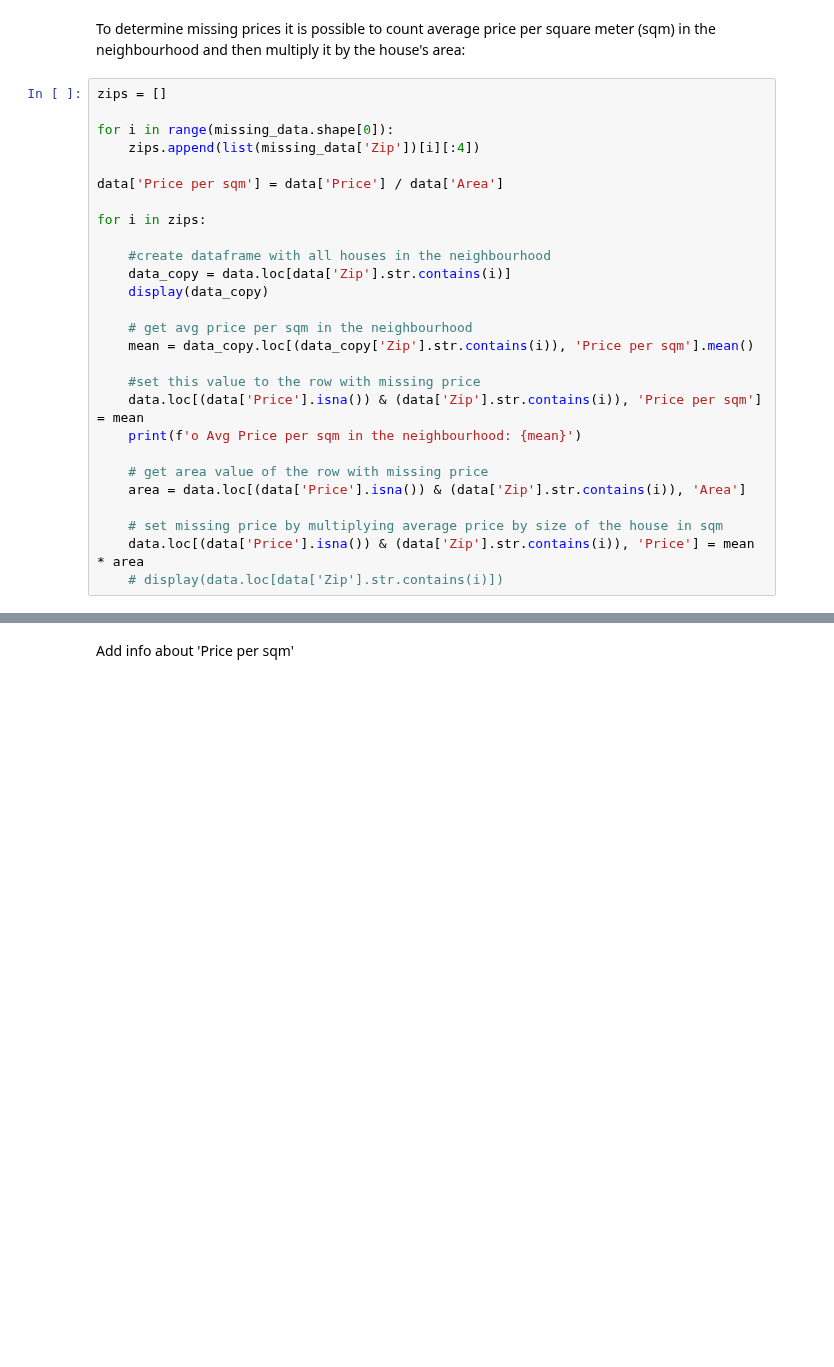
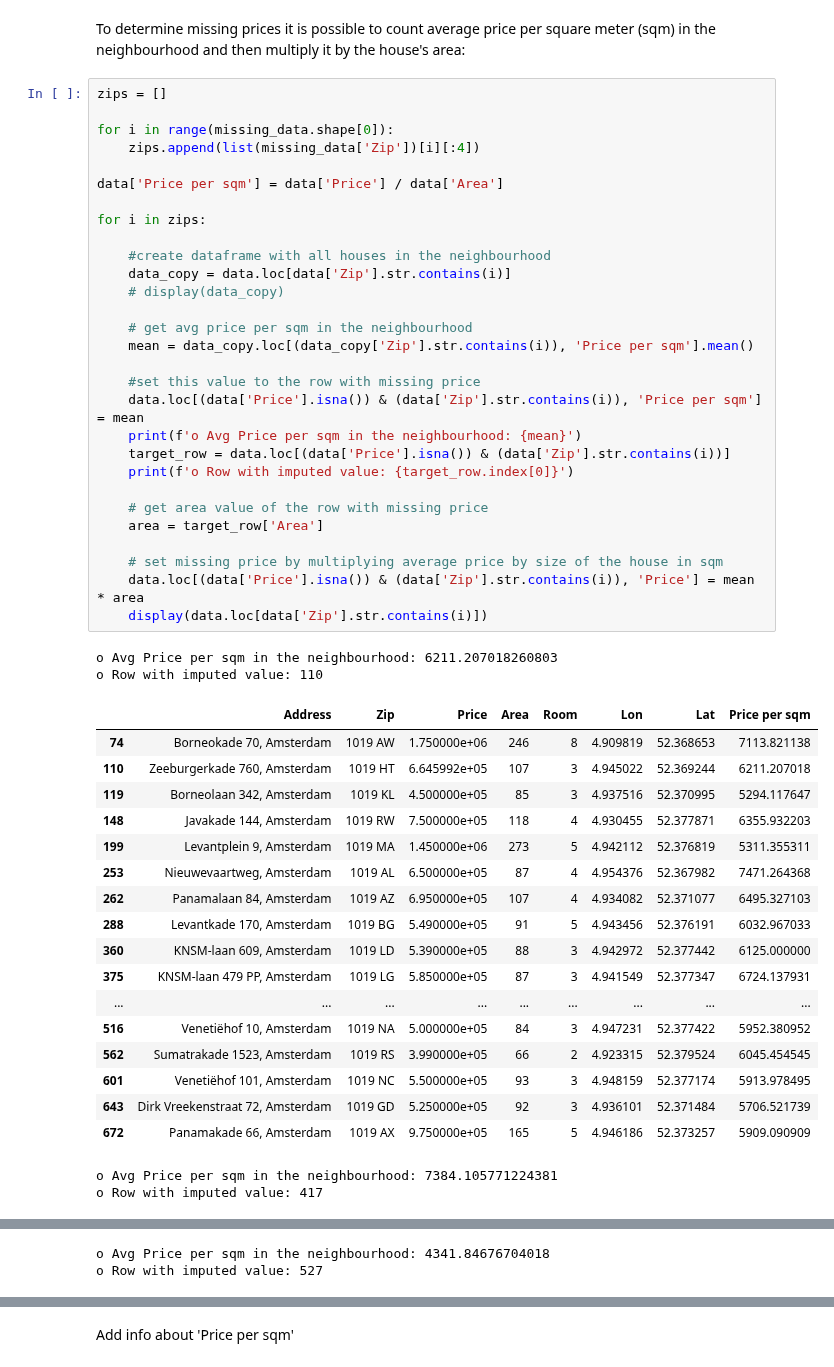
Before and after one commit to nadiia-duiunova/House_price, a Jupyter notebook: Stat inference.ipynb, the cells around one changed output, grey strips where cells are left out. Cells and saved outputs as stored; diff of their text form; blank space fills up the shorter version.

```diff
--- a/Stat inference.ipynb
+++ b/Stat inference.ipynb
@@ -91,27 +101,51 @@ To determine missing prices it is possible to count average price per square met
 # %%
 zips = []
 
 for i in range(missing_data.shape[0]):
     zips.append(list(missing_data['Zip'])[i][:4])
 
 data['Price per sqm'] = data['Price'] / data['Area']
 
 for i in zips:
 
     #create dataframe with all houses in the neighbourhood
     data_copy = data.loc[data['Zip'].str.contains(i)]
-    display(data_copy)
+    # display(data_copy)
 
     # get avg price per sqm in the neighbourhood
     mean = data_copy.loc[(data_copy['Zip'].str.contains(i)), 'Price per sqm'].mean()
 
     #set this value to the row with missing price
     data.loc[(data['Price'].isna()) & (data['Zip'].str.contains(i)), 'Price per sqm'] = mean
     print(f'o Avg Price per sqm in the neighbourhood: {mean}')
+    target_row = data.loc[(data['Price'].isna()) & (data['Zip'].str.contains(i))]
+    print(f'o Row with imputed value: {target_row.index[0]}')
 
     # get area value of the row with missing price
-    area = data.loc[(data['Price'].isna()) & (data['Zip'].str.contains(i)), 'Area']
+    area = target_row['Area']
 
     # set missing price by multiplying average price by size of the house in sqm
     data.loc[(data['Price'].isna()) & (data['Zip'].str.contains(i)), 'Price'] = mean * area
-    # display(data.loc[data['Zip'].str.contains(i)])
+    display(data.loc[data['Zip'].str.contains(i)])
+# %% [output]
+o Avg Price per sqm in the neighbourhood: 6211.207018260803
+o Row with imputed value: 110
+|  | Address | Zip | Price | Area | Room | Lon | Lat | Price per sqm |
+| 74 | Borneokade 70, Amsterdam | 1019 AW | 1.750000e+06 | 246 | 8 | 4.909819 | 52.368653 | 7113.821138 |
+| 110 | Zeeburgerkade 760, Amsterdam | 1019 HT | 6.645992e+05 | 107 | 3 | 4.945022 | 52.369244 | 6211.207018 |
+| 119 | Borneolaan 342, Amsterdam | 1019 KL | 4.500000e+05 | 85 | 3 | 4.937516 | 52.370995 | 5294.117647 |
+| 148 | Javakade 144, Amsterdam | 1019 RW | 7.500000e+05 | 118 | 4 | 4.930455 | 52.377871 | 6355.932203 |
+| 199 | Levantplein 9, Amsterdam | 1019 MA | 1.450000e+06 | 273 | 5 | 4.942112 | 52.376819 | 5311.355311 |
+| 253 | Nieuwevaartweg, Amsterdam | 1019 AL | 6.500000e+05 | 87 | 4 | 4.954376 | 52.367982 | 7471.264368 |
+| 262 | Panamalaan 84, Amsterdam | 1019 AZ | 6.950000e+05 | 107 | 4 | 4.934082 | 52.371077 | 6495.327103 |
+| 288 | Levantkade 170, Amsterdam | 1019 BG | 5.490000e+05 | 91 | 5 | 4.943456 | 52.376191 | 6032.967033 |
+| 360 | KNSM-laan 609, Amsterdam | 1019 LD | 5.390000e+05 | 88 | 3 | 4.942972 | 52.377442 | 6125.000000 |
+| 375 | KNSM-laan 479 PP, Amsterdam | 1019 LG | 5.850000e+05 | 87 | 3 | 4.941549 | 52.377347 | 6724.137931 |
+| ... | ... | ... | ... | ... | ... | ... | ... | ... |
+| 516 | Venetiëhof 10, Amsterdam | 1019 NA | 5.000000e+05 | 84 | 3 | 4.947231 | 52.377422 | 5952.380952 |
+| 562 | Sumatrakade 1523, Amsterdam | 1019 RS | 3.990000e+05 | 66 | 2 | 4.923315 | 52.379524 | 6045.454545 |
+| 601 | Venetiëhof 101, Amsterdam | 1019 NC | 5.500000e+05 | 93 | 3 | 4.948159 | 52.377174 | 5913.978495 |
+| 643 | Dirk Vreekenstraat 72, Amsterdam | 1019 GD | 5.250000e+05 | 92 | 3 | 4.936101 | 52.371484 | 5706.521739 |
+| 672 | Panamakade 66, Amsterdam | 1019 AX | 9.750000e+05 | 165 | 5 | 4.946186 | 52.373257 | 5909.090909 |
+o Avg Price per sqm in the neighbourhood: 7384.105771224381
+o Row with imputed value: 417
@@ -117,0 +169,2 @@ for i in zips:
+o Avg Price per sqm in the neighbourhood: 4341.84676704018
+o Row with imputed value: 527
```
Also changed, not shown: parts of 36 cells of this notebook.
